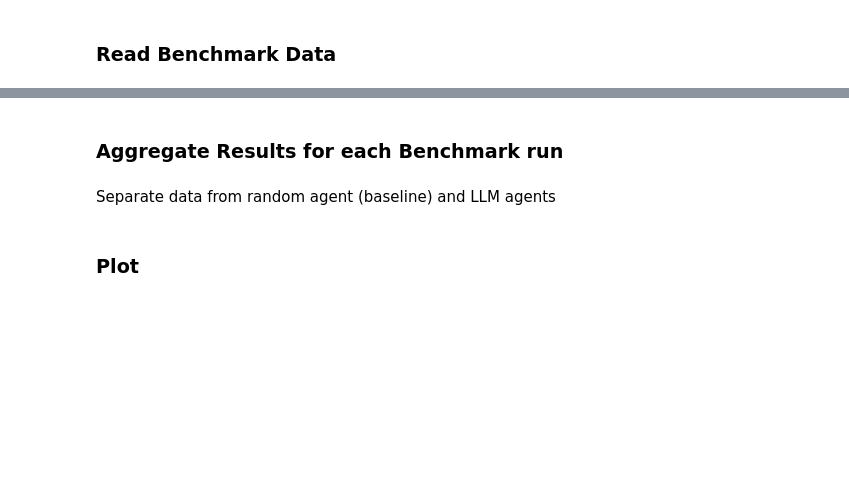
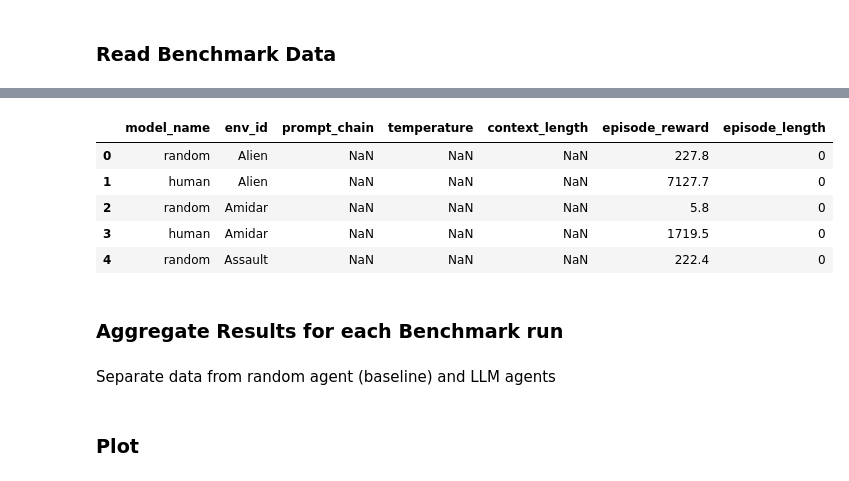
Before and after one commit to roger-creus/ale-nl, a Jupyter notebook: plot/plot_benchmark_results.ipynb, the cells around one changed output, grey strips where cells are left out. Saved outputs shown, nothing was run; the diff lists cells and outputs as text; code cells hidden in the pictures; blank space fills up the shorter version.

```diff
--- a/plot/plot_benchmark_results.ipynb
+++ b/plot/plot_benchmark_results.ipynb
@@ -28,3 +29,12 @@ df.head()
+# %%
+human_and_random_scores.head()
+# %% [output]
+|  | model_name | env_id | prompt_chain | temperature | context_length | episode_reward | episode_length |
+| 0 | random | Alien | NaN | NaN | NaN | 227.8 | 0 |
+| 1 | human | Alien | NaN | NaN | NaN | 7127.7 | 0 |
+| 2 | random | Amidar | NaN | NaN | NaN | 5.8 | 0 |
+| 3 | human | Amidar | NaN | NaN | NaN | 1719.5 | 0 |
+| 4 | random | Assault | NaN | NaN | NaN | 222.4 | 0 |
 # %% [markdown]
 ### Aggregate Results for each Benchmark run
 # %%
```
Also changed, not shown: parts of 4 cells of this notebook, 9 other files.
